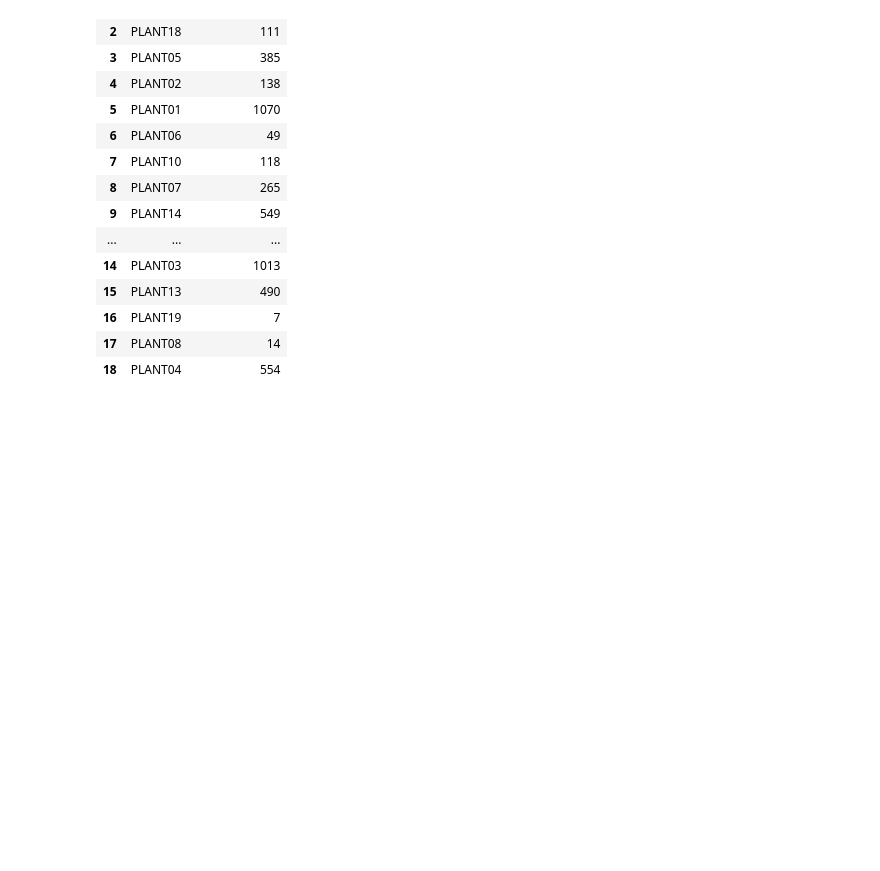
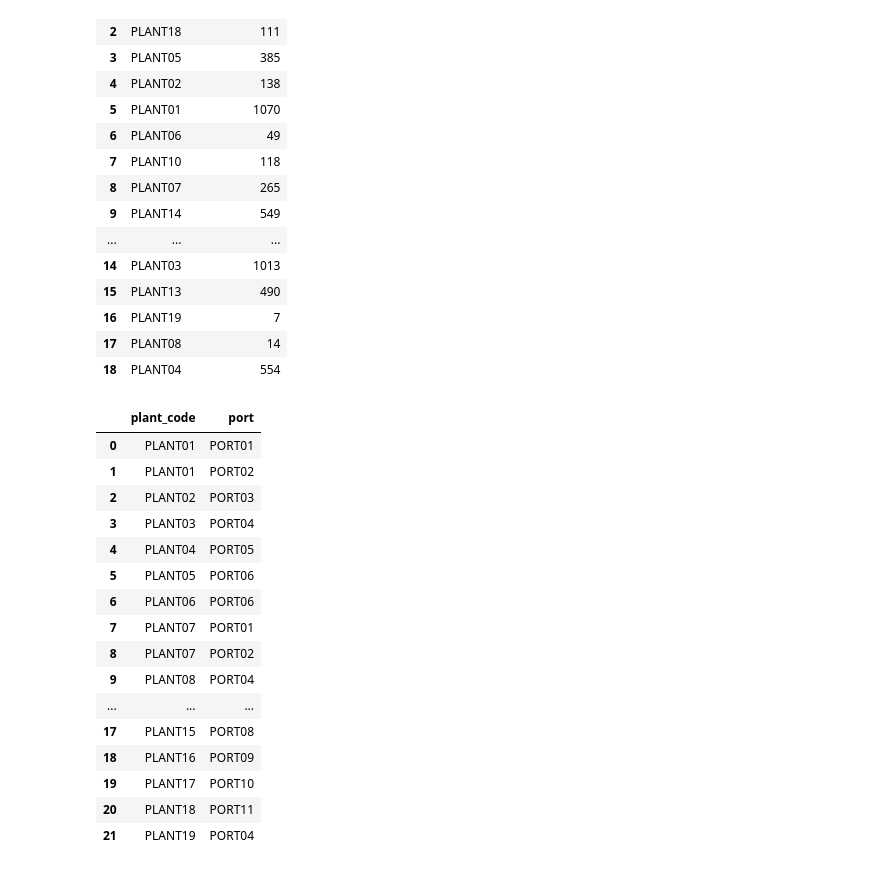
Before and after one commit to ram-polisetti/DataScience, a Jupyter notebook: routing-optmization.ipynb, the cells around one changed output. Cells and saved outputs as stored; diff of their text form; code cells hidden in the pictures; blank space fills up the shorter version.

```diff
--- a/routing-optmization.ipynb
+++ b/routing-optmization.ipynb
@@ -158,3 +167,23 @@ vmi_plants.columns= column_name_change(vmi_plants)
 freight_rates.columns = column_name_change(freight_rates)
 wh_costs.columns = column_name_change(wh_costs)
 wh_capacities.columns = column_name_change(wh_capacities)
+# %%
+plant_ports
+# %% [output]
+|  | plant_code | port |
+| 0 | PLANT01 | PORT01 |
+| 1 | PLANT01 | PORT02 |
+| 2 | PLANT02 | PORT03 |
+| 3 | PLANT03 | PORT04 |
+| 4 | PLANT04 | PORT05 |
+| 5 | PLANT05 | PORT06 |
+| 6 | PLANT06 | PORT06 |
+| 7 | PLANT07 | PORT01 |
+| 8 | PLANT07 | PORT02 |
+| 9 | PLANT08 | PORT04 |
+| ... | ... | ... |
+| 17 | PLANT15 | PORT08 |
+| 18 | PLANT16 | PORT09 |
+| 19 | PLANT17 | PORT10 |
+| 20 | PLANT18 | PORT11 |
+| 21 | PLANT19 | PORT04 |
```
Also changed, not shown: parts of 4 cells of this notebook.
